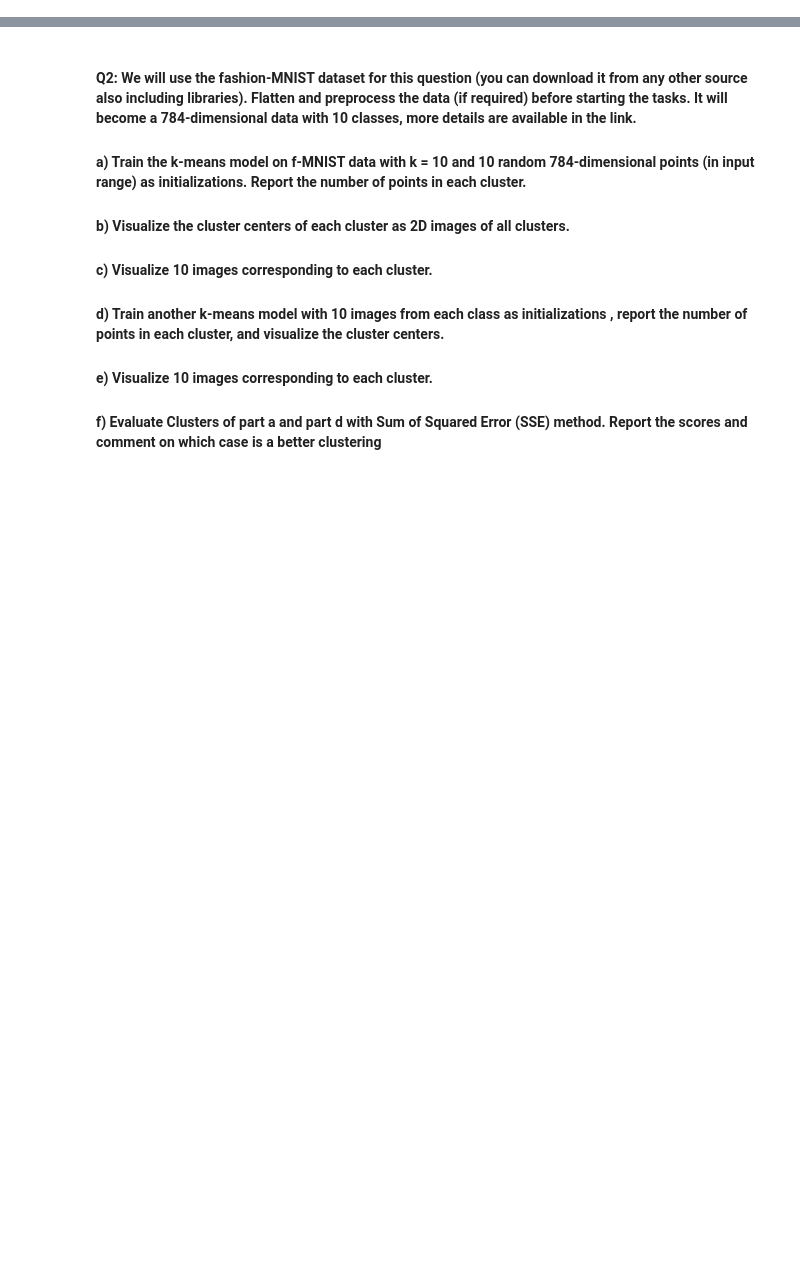
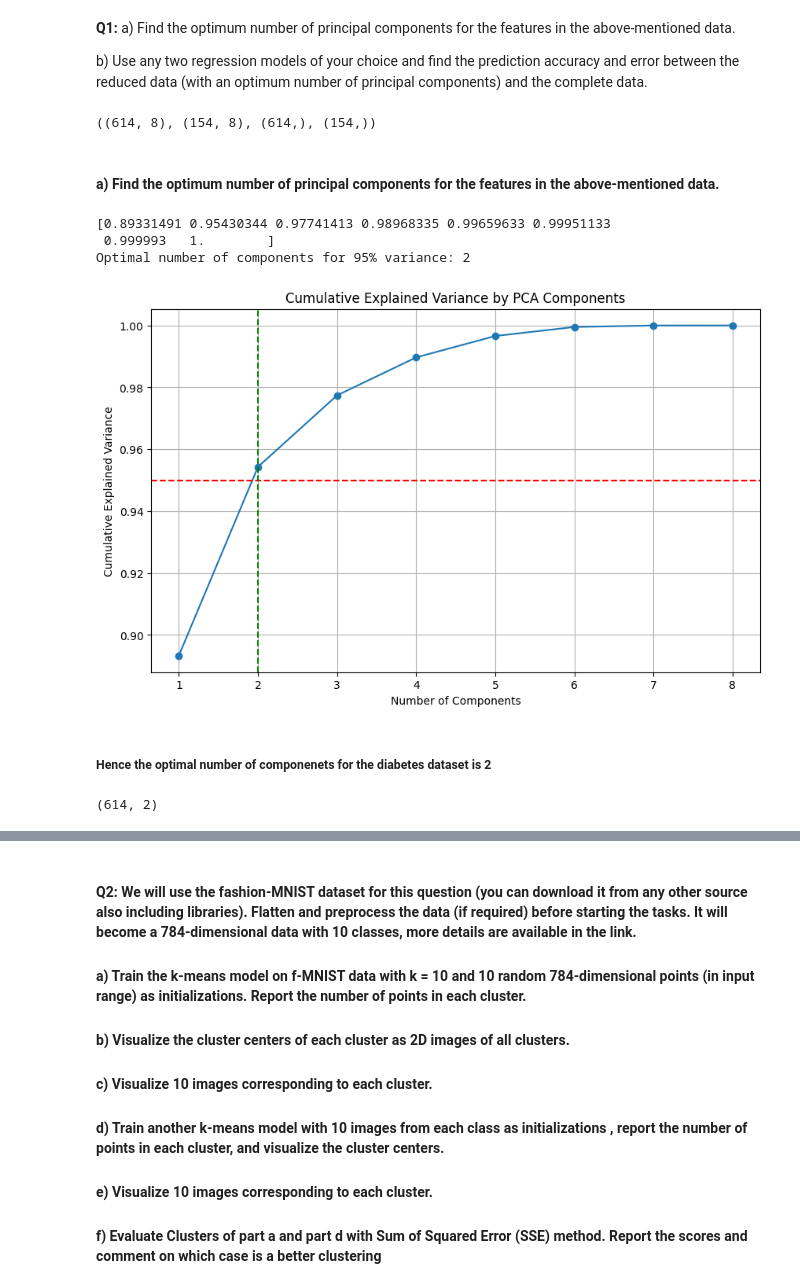
Before and after one commit to fastasturtlee/EDA, a Jupyter notebook: g24ait2004_g24ait2212_A2.ipynb, the cells around one changed output, grey strips where cells are left out. Cells and saved outputs as stored; diff of their text form; code cells hidden in the pictures; blank space fills up the shorter version.

```diff
--- a/g24ait2004_g24ait2212_A2.ipynb
+++ b/g24ait2004_g24ait2212_A2.ipynb
@@ -0,0 +1,5 @@
+# %% [markdown]
+**Q1:**
+a) Find the optimum number of principal components for the features in the above-mentioned data.
+
+b) Use any two regression models of your choice and find the prediction accuracy and error between the reduced data (with an optimum number of principal components) and the complete data.
@@ -0,0 +20,47 @@
+# %%
+diabetes_data = read_csv('content/diabetes.csv')
+
+diabetes_target_data = diabetes_data['Outcome']
+
+diabetes_data = diabetes_data.drop(columns=['Outcome'])
+# %%
+diab_train_data, diab_test_data, diab_train_target_data, diab_test_target_data = train_test_split(diabetes_data, diabetes_target_data, test_size=0.2, random_state=42)
+
+diab_train_data.shape, diab_test_data.shape, diab_train_target_data.shape, diab_test_target_data.shape
+# %% [output]
+((614, 8), (154, 8), (614,), (154,))
+# %% [markdown]
+#### a) Find the optimum number of principal components for the features in the above-mentioned data.
+# %%
+pca = PCA(n_components=8,)
+pca.fit(diab_train_data)
+
+diabetes_cumulative_variance = np.cumsum(pca.explained_variance_ratio_)
+
+print(diabetes_cumulative_variance)
+optimal_k = np.argmax(diabetes_cumulative_variance >= 0.95) + 1
+print(f"Optimal number of components for 95% variance: {optimal_k}")
+
+plt.figure(figsize=(10, 6))
+plt.plot(range(1, len(diabetes_cumulative_variance) + 1), diabetes_cumulative_variance, marker='o')
+plt.title('Cumulative Explained Variance by PCA Components')
+plt.xlabel('Number of Components')
+plt.ylabel('Cumulative Explained Variance')
+plt.axhline(y=0.95, color='r', linestyle='--')
+plt.axvline(x=optimal_k, color='g', linestyle='--')
+plt.grid()
+plt.show()
+# %% [output]
+[0.89331491 0.95430344 0.97741413 0.98968335 0.99659633 0.99951133
+ 0.999993   1.        ]
+Optimal number of components for 95% variance: 2
+[figure, added]
+# %% [markdown]
+##### Hence the optimal number of componenets for the diabetes dataset is 2
+# %%
+pca = PCA(n_components=optimal_k)
+pca_diab_data = pca.fit_transform(diab_train_data)
+
+pca_diab_data.shape
+# %% [output]
+(614, 2)
```
Also changed, not shown: parts of 22 cells of this notebook, 5 other files.
